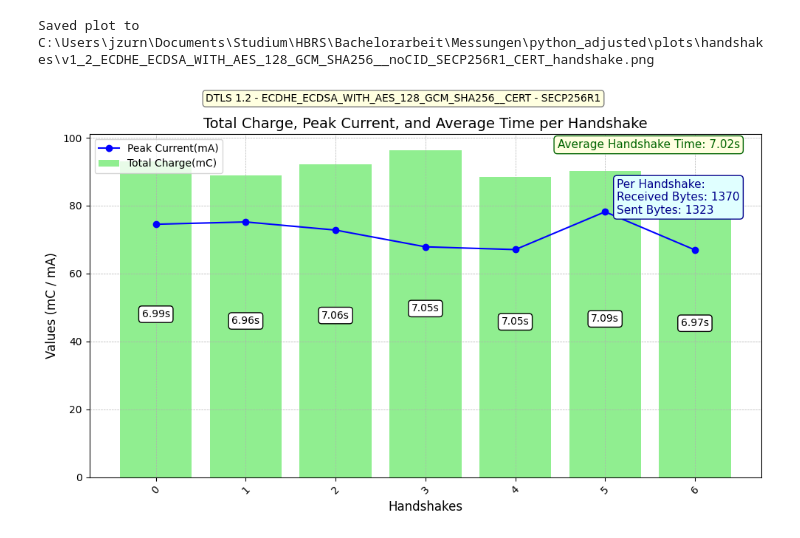
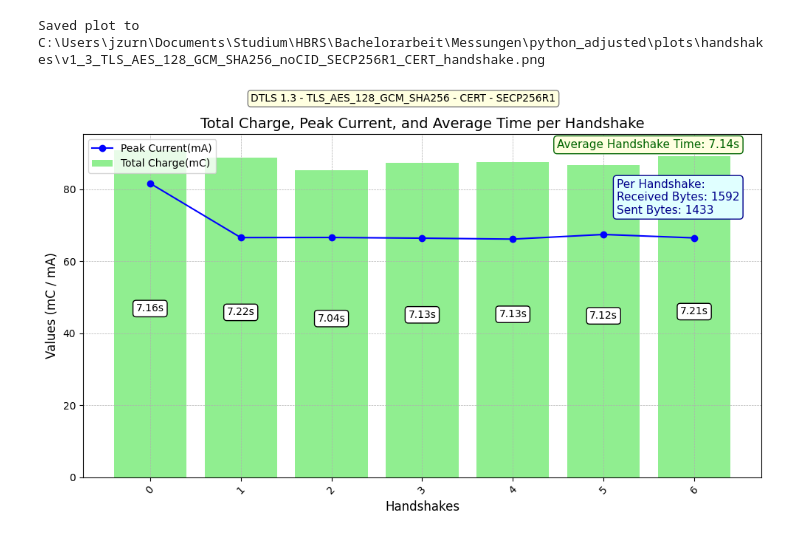
Before and after one commit to Johann-Zurner/DTLS_CoAP_Client, a Jupyter notebook: extra_thesis_material/python_plots.ipynb, the cells around one changed output. Cells and saved outputs as stored; diff of their text form; code cells hidden in the pictures.

Commit message:
more python plots

```diff
--- a/extra_thesis_material/python_plots.ipynb
+++ b/extra_thesis_material/python_plots.ipynb
@@ -6,7 +7,7 @@ from matplotlib.patches import Patch
 # %%
 columns = ["Timestamp(ms)", "Current(uA)", "D0", "D1"] # Extract only those columns
 base_path = r"C:\Users\jzurn\Documents\Studium\HBRS\Bachelorarbeit\Messungen"
-filename = "v1_2_ECDHE_ECDSA_WITH_AES_128_GCM_SHA256__noCID_SECP256R1_CERT"
+filename = "v1_3_TLS_AES_128_GCM_SHA256_noCID_SECP256R1_CERT"
 
 file_path = rf"{base_path}\ppk_csv\{filename}.csv"
 
@@ -32,11 +33,11 @@ df["D0"] = pd.to_numeric(df["D0"], errors="coerce").fillna(0).astype(int) # Conv
 df["D1"] = pd.to_numeric(df["D1"], errors="coerce").fillna(0).astype(int)  # Convert D1 to numeric
 # %%
 # Generate group numbers for D0 and D1
-df["CoAP_Interval"] = ((df["D0"] == 1) & (df["D0"].shift(fill_value=0) == 0)).cumsum() * (df["D0"] == 1)
+df["CoAP_Cycle"] = ((df["D0"] == 1) & (df["D0"].shift(fill_value=0) == 0)).cumsum() * (df["D0"] == 1)
 df["Handshakes"] = ((df["D1"] == 1) & (df["D1"].shift(fill_value=0) == 0)).cumsum() * (df["D1"] == 1)
 
 # Calculate statistics for D0
-current_coap = df[df["D0"] == 1].groupby("CoAP_Interval").agg(
+current_coap = df[df["D0"] == 1].groupby("CoAP_Cycle").agg(
     Start_Time=("Timestamp(ms)", "first"),
     End_Time=("Timestamp(ms)", "last"),
     Avg_Current=("Current(mA)", "mean"),
@@ -115,25 +159,22 @@ if version_code == "v1_3":
     print("Processing DTLS 1.3 Handshakes...")
 
     # Identify all Client Hello messages
-    client_hello_indices = pcap_df[
-        (pcap_df["Info"].str.contains("Client Hello"))
-    ].index
-
+    client_hello_indices = pcap_df[(pcap_df["Info"].str.contains("Client Hello"))].index
     # Keep every other Client Hello
     filtered_client_hello_indices = client_hello_indices[::2]
+    print("Filtered Client Hello Indices:", filtered_client_hello_indices.tolist())
 
     # Populate handshake_end_indices (first packet of length 71 or 72 after the start index)
     handshake_end_indices = []
     for start_index in filtered_client_hello_indices:
         end_index_candidates = pcap_df[
-            ((pcap_df["Length"] == 71) | (pcap_df["Length"] == 72)) &
+             ((pcap_df["Length"] >= 71) & (pcap_df["Length"] <= 74)) &
             (pcap_df.index > start_index)
         ].index
 
         # Append the first matching end index
         if not end_index_candidates.empty:
             handshake_end_indices.append(end_index_candidates[0])
-
     print("Filtered Client Hello Indices:", filtered_client_hello_indices.tolist())
     print("Handshake End Indices:", handshake_end_indices)
 
@@ -177,4 +218,4 @@ if version_code == "v1_3":
 
     # Display the updated DataFrame
     print("\nUpdated current_handshakes DataFrame:")
-    print(current_handshakes)
+    #print(current_handshakes)
@@ -375,33 +546,33 @@ plt.text(
     multialignment="left"
 )
 
 plt.text(
     0.5, 0.95,
     cipher_info,
     fontsize=10,
     ha="center",  # Align text to the right
     va="bottom", # Align text to the bottom
     transform=plt.gcf().transFigure,  # Use figure-relative positioning
     bbox=dict(boxstyle="round,pad=0.3", edgecolor="gray", facecolor="lightyellow")
 )
 
 # Add labels, title, and legend
-xlabel_text = rf"Handshakes : {dtls_version} - {cipher_suite}_{auth_method} - {curve}"
+xlabel_text = rf"Handshakes : {dtls_version} - {cipher_suite} - {auth_method} - {curve}"
 plt.xlabel("Handshakes", fontsize=12)
 plt.ylabel("Values (mC / mA)", fontsize=12)
 plt.title("Total Charge, Peak Current, and Average Time per Handshake", fontsize=14)
 plt.legend()
 
 # Customize grid and ticks
 plt.grid(True, which="both", linestyle="--", linewidth=0.5)
 plt.xticks(current_handshakes.index, rotation=45, fontsize=10)
 plt.tight_layout()
 plot_file = rf"{base_path}\python_adjusted\plots\handshakes\{filename}_handshake.png"
 plt.savefig(plot_file)
 print(f"Saved plot to {plot_file}")
 
 # Show the plot for D1
 plt.show()
 # %% [output]
-Saved plot to C:\Users\jzurn\Documents\Studium\HBRS\Bachelorarbeit\Messungen\python_adjusted\plots\handshakes\v1_2_ECDHE_ECDSA_WITH_AES_128_GCM_SHA256__noCID_SECP256R1_CERT_handshake.png
+Saved plot to C:\Users\jzurn\Documents\Studium\HBRS\Bachelorarbeit\Messungen\python_adjusted\plots\handshakes\v1_3_TLS_AES_128_GCM_SHA256_noCID_SECP256R1_CERT_handshake.png
-[figure, old version]
+[figure, new version]
```
Also changed, not shown: parts of 8 cells of this notebook, 1 other file.
